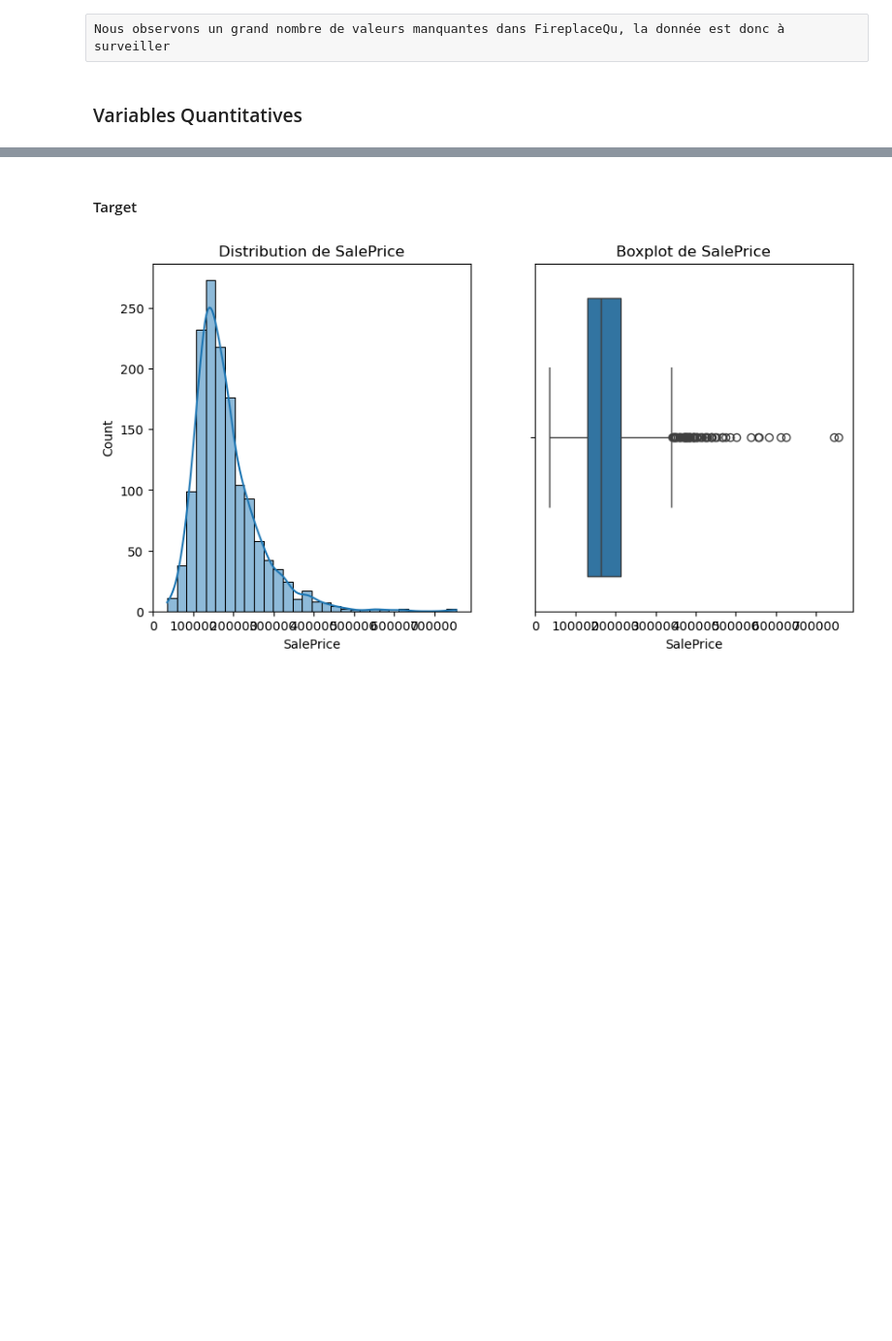
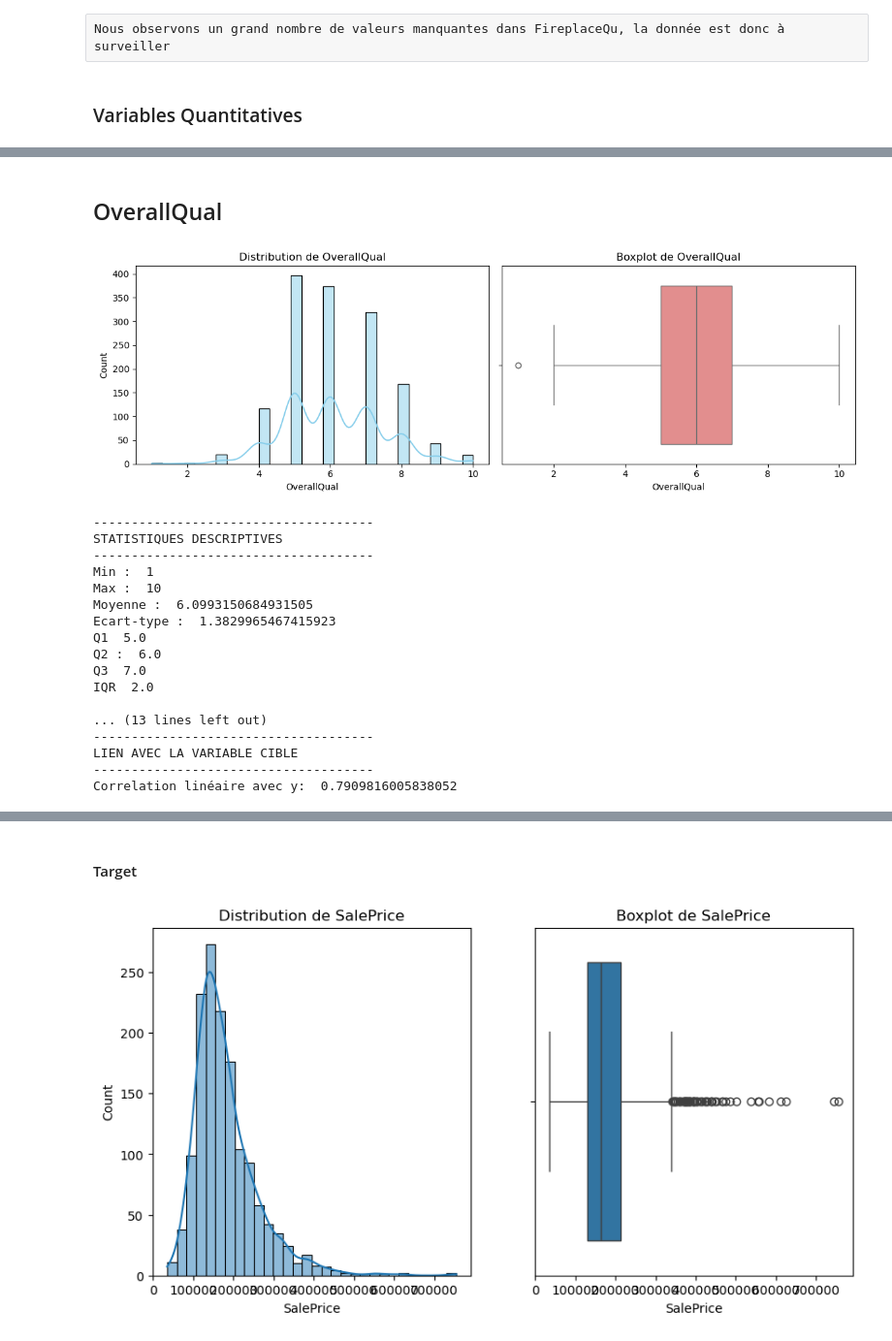
Before and after one commit to QuentinGense-hub/House-Prices---Advanced-Regression-Techniques, a Jupyter notebook: Script_immo.ipynb, the cells around one changed output, grey strips where cells are left out. Shown at 97% size. Saved outputs shown, nothing was run; the diff lists cells and outputs as text; code cells hidden in the pictures; blank space fills up the shorter version.

```diff
--- a/Script_immo.ipynb
+++ b/Script_immo.ipynb
@@ -82,7 +73,7 @@ df1
 # %%
 #Création de la variable NbFloors
 df1['2ndFlrSF'].value_counts()
-df1.loc[:, 'NbFloors'] = np.where(df['2ndFlrSF'] > 0, 1, 0)
+df1.loc[:, 'NbFloors'] = np.where(data['2ndFlrSF'] > 0, 1, 0)
 # %% [output]
 A value is trying to be set on a copy of a slice from a DataFrame.
 Try using .loc[row_indexer,col_indexer] = value instead
@@ -155,6 +146,3 @@ df1
 | 1458 | 142125 | 5 | 1078 | 1 | 240 | 1078 | 1078 | 0 | 1950 | ... |
 | 1459 | 147500 | 5 | 1256 | 1 | 276 | 1256 | 1256 | 0 | 1965 | ... |
 1460 rows × 33 columns
-# %%
-
-df1['Remodeled'] = np.where(df1['YearBuilt' != 'YearRemodAdd'])
@@ -242,6 +228,11 @@ int32       1
 Name: count, dtype: int64
 # %% [raw]
 Nous observons un grand nombre de valeurs manquantes dans FireplaceQu, la donnée est donc à surveiller
+# %%
+X = df1.drop(columns=['SalePrice'])
+y = df1['SalePrice']
+variables_quantitatives = X.select_dtypes('int', 'float')
+variables_qualitatives = X.select_dtypes('object')
 # %% [markdown]
 ### Variables Quantitatives
 # %% [markdown]
@@ -270,0 +314,23 @@ for col in df1.select_dtypes(['float', 'int']):
+# %% [markdown]
+## OverallQual
+# %%
+analyse(X,'OverallQual',y)
+# %% [output]
+[figure, added]
+-------------------------------------
+STATISTIQUES DESCRIPTIVES
+-------------------------------------
+Min :  1
+Max :  10
+Moyenne :  6.0993150684931505
+Ecart-type :  1.3829965467415923
+Q1  5.0
+Q2 :  6.0
+Q3  7.0
+IQR  2.0
+
+... (13 lines left out)
+-------------------------------------
+LIEN AVEC LA VARIABLE CIBLE
+-------------------------------------
+Correlation linéaire avec y:  0.7909816005838052
```
Also changed, not shown: parts of 39 cells of this notebook.
